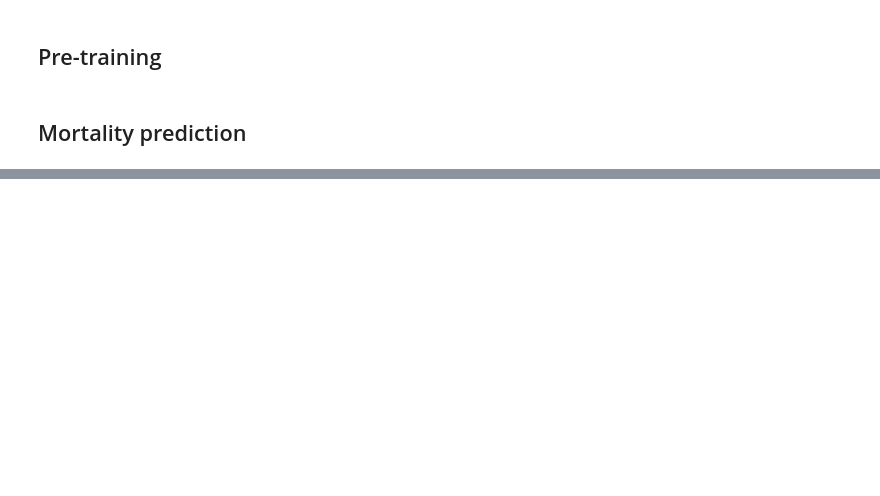
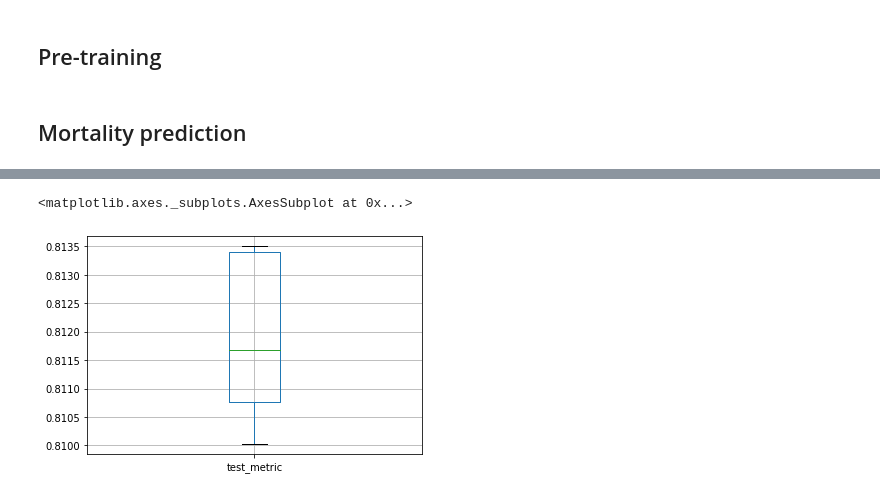
Before and after one commit to Nathan-bk/medal, a Jupyter notebook: run_nbk.ipynb, the cells around one changed output, grey strips where cells are left out. Saved outputs shown, nothing was run; the diff lists cells and outputs as text; code cells hidden in the pictures; blank space fills up the shorter version.

```diff
--- a/run_nbk.ipynb
+++ b/run_nbk.ipynb
@@ -343,0 +736,17 @@ Start training
+# %%
+name1 = path1.split('/')[-1].split('_')[0]
+name2 = path2.split('/')[-1].split('_')[0]
+
+df1 = pd.read_csv(path1)[['test_metric']]
+df1['test_metric']=df1['test_metric'].str.replace('[','').str.replace(']','')
+
+df2 = pd.read_csv(path2)[['test_metric']]
+df2['test_metric']=df2['test_metric'].str.replace('[','').str.replace(']','')
+
+df = pd.merge(df1,df2,left_index=True,right_index=True,suffixes=(f'_{name1}', f'_{name2}'))
+df = df.apply(pd.to_numeric)
+# %%
+df[['test_metric']].boxplot()
+# %% [output]
+<matplotlib.axes._subplots.AxesSubplot at 0x...>
+[figure, added]
```
Also changed, not shown: parts of 17 cells of this notebook, 8 other files.
